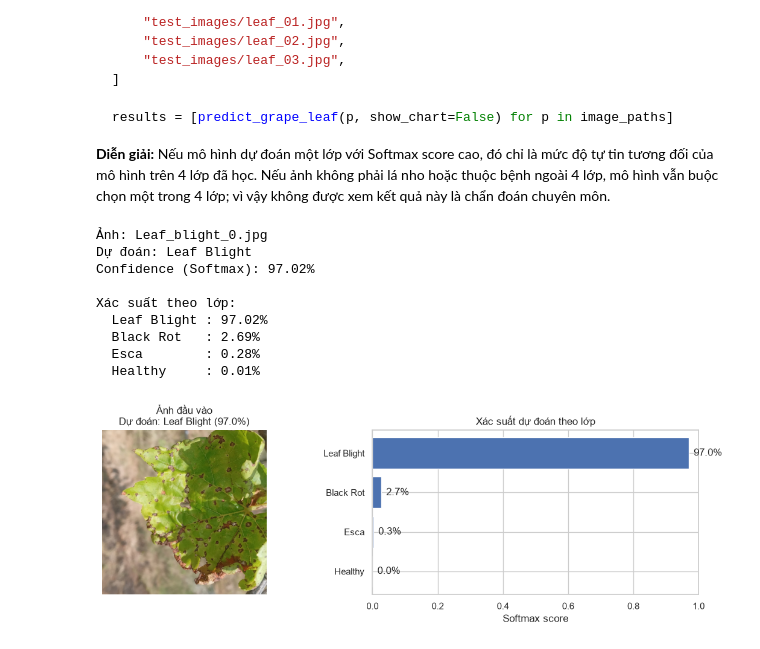
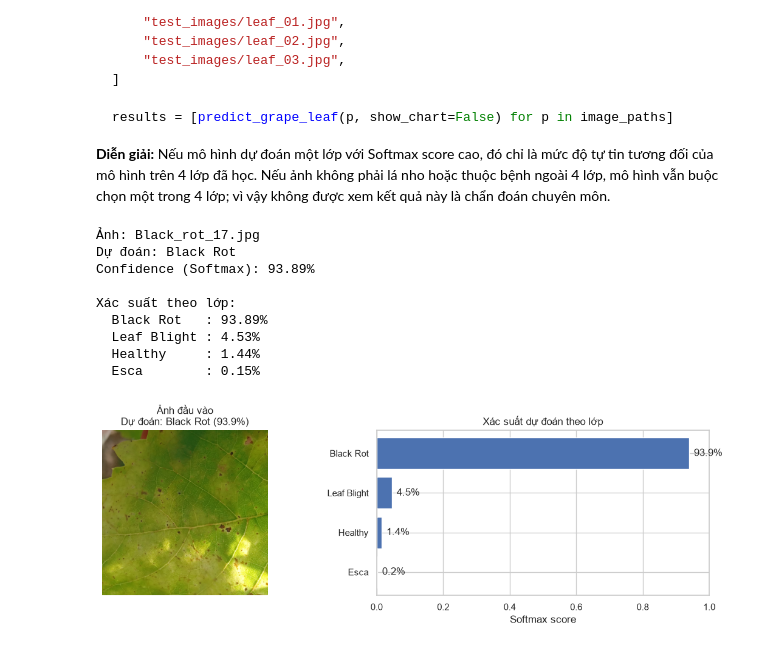
Before and after one commit to KasuraNguyen/Smart-Vineyard, a Jupyter notebook: Notebook/Task01_Grape_Leaf_Disease_Classification.ipynb, the cells around one changed output. Cells and saved outputs as stored; diff of their text form; code cells hidden in the pictures.

```diff
--- a/Notebook/Task01_Grape_Leaf_Disease_Classification.ipynb
+++ b/Notebook/Task01_Grape_Leaf_Disease_Classification.ipynb
@@ -1592,15 +1744,15 @@ results = [predict_grape_leaf(p, show_chart=False) for p in image_paths]
 
 **Diễn giải:** Nếu mô hình dự đoán một lớp với Softmax score cao, đó chỉ là mức độ tự tin tương đối của mô hình trên 4 lớp đã học. Nếu ảnh không phải lá nho hoặc thuộc bệnh ngoài 4 lớp, mô hình vẫn buộc chọn một trong 4 lớp; vì vậy không được xem kết quả này là chẩn đoán chuyên môn.
 # %%
-result = predict_grape_leaf(r"D:\DataMining26\Smart-Vineyard\test_images\Leaf_blight\Leaf_blight_0.jpg")
+result = predict_grape_leaf(r"D:\DataMining26\Smart-Vineyard\test_images\Black_rot\Black_rot_17.jpg")
 # %% [output]
-Ảnh: Leaf_blight_0.jpg
-Dự đoán: Leaf Blight
-Confidence (Softmax): 97.02%
+Ảnh: Black_rot_17.jpg
+Dự đoán: Black Rot
+Confidence (Softmax): 93.89%
 
 Xác suất theo lớp:
-  Leaf Blight : 97.02%
-  Black Rot   : 2.69%
-  Esca        : 0.28%
-  Healthy     : 0.01%
+  Black Rot   : 93.89%
+  Leaf Blight : 4.53%
+  Healthy     : 1.44%
+  Esca        : 0.15%
-[figure, old version]
+[figure, new version]
```
Also changed, not shown: parts of 26 cells of this notebook.
